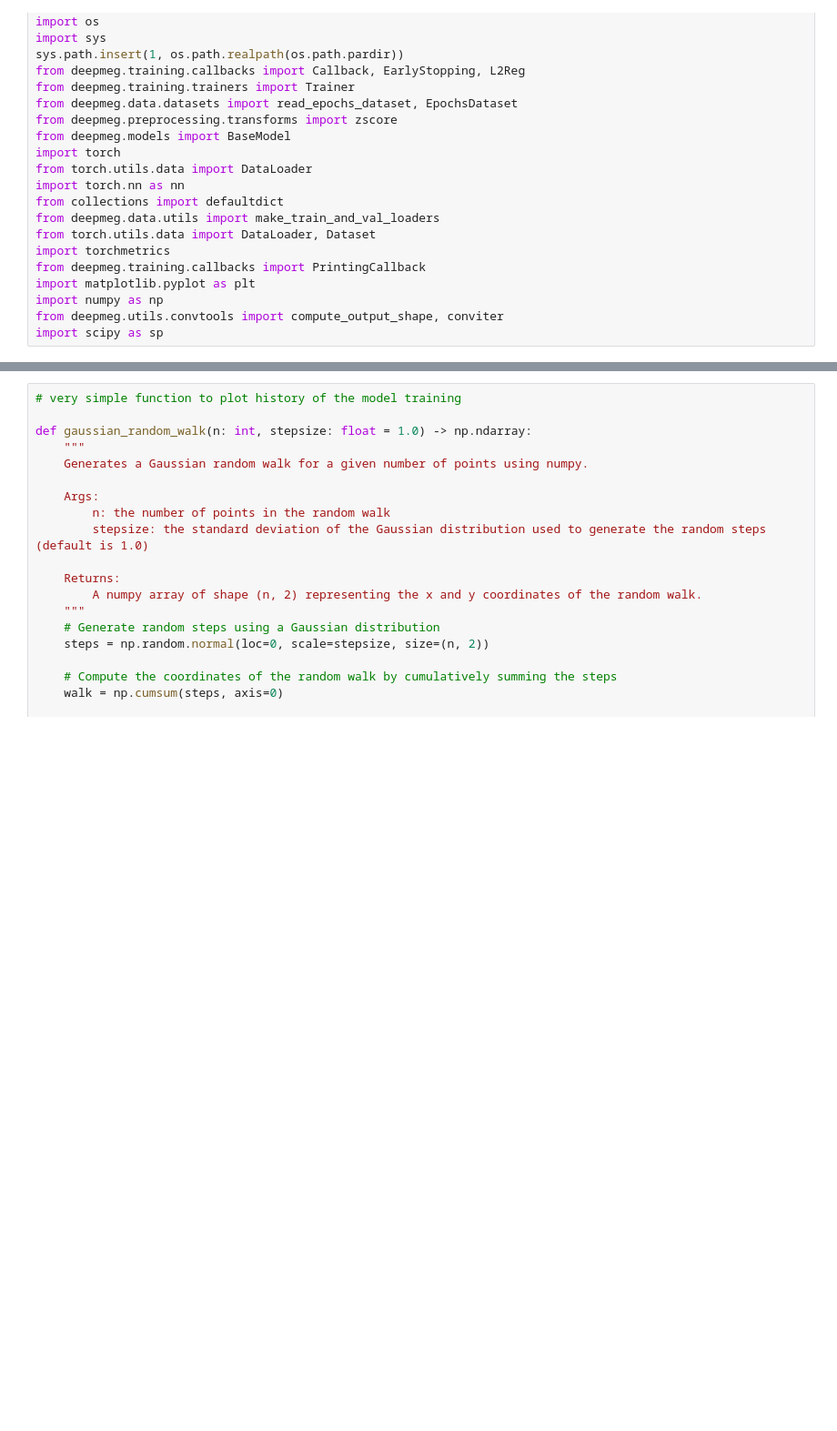
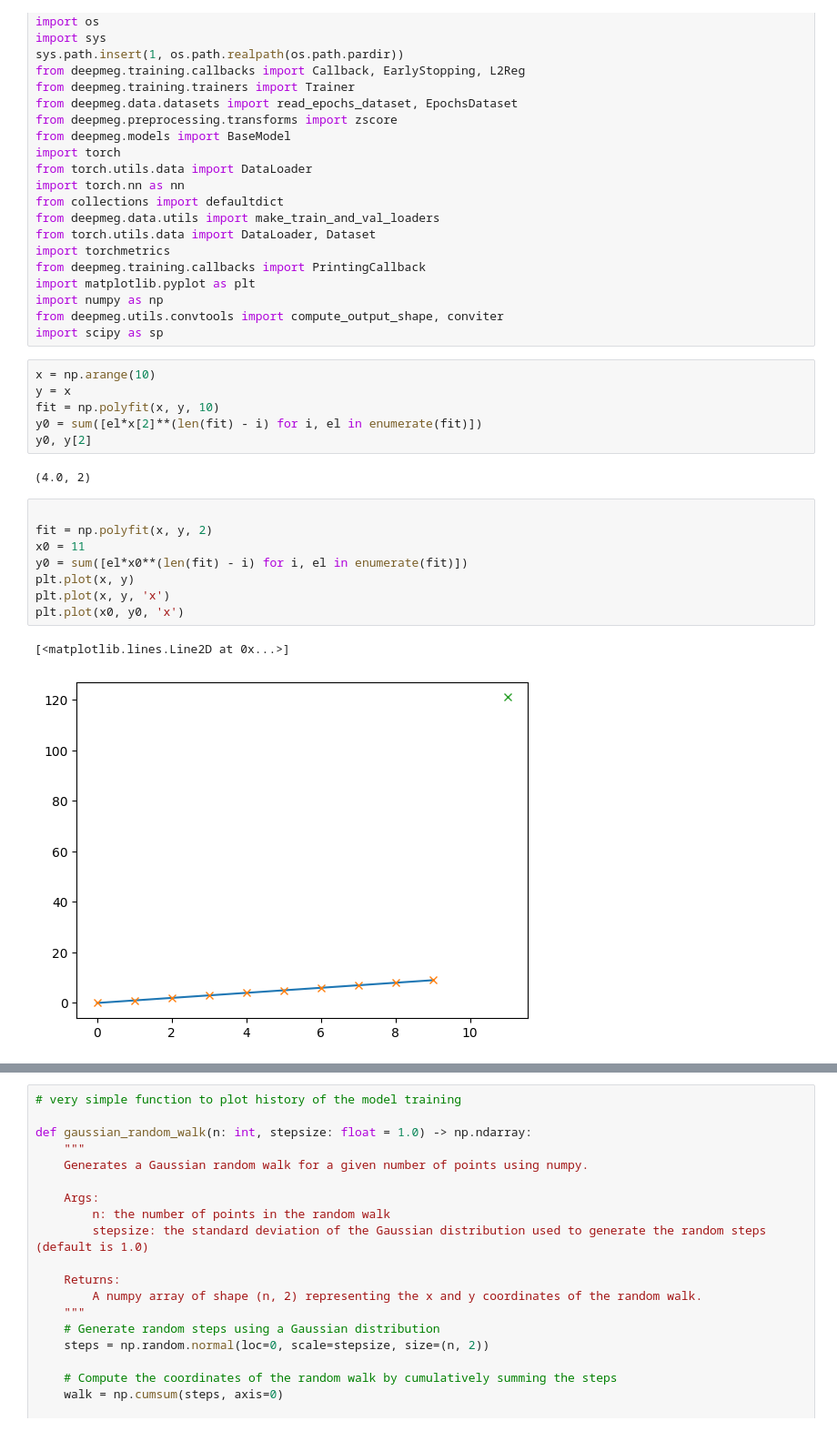
Before and after one commit to 1101AlexZab1011/deepmeg, a Jupyter notebook: dev/autoregressive.ipynb, the cells around one changed output, grey strips where cells are left out. Shown at 91% size. Drawn from its saved outputs; the diff is of its cells as text; blank space fills up the shorter version.

```diff
--- a/dev/autoregressive.ipynb
+++ b/dev/autoregressive.ipynb
@@ -22,3 +22,22 @@ import matplotlib.pyplot as plt
 import numpy as np
 from deepmeg.utils.convtools import compute_output_shape, conviter
 import scipy as sp
+# %%
+x = np.arange(10)
+y = x
+fit = np.polyfit(x, y, 10)
+y0 = sum([el*x[2]**(len(fit) - i) for i, el in enumerate(fit)])
+y0, y[2]
+# %% [output]
+(4.0, 2)
+# %%
+
+fit = np.polyfit(x, y, 2)
+x0 = 11
+y0 = sum([el*x0**(len(fit) - i) for i, el in enumerate(fit)])
+plt.plot(x, y)
+plt.plot(x, y, 'x')
+plt.plot(x0, y0, 'x')
+# %% [output]
+[<matplotlib.lines.Line2D at 0x...>]
+[figure, added]
```
Also changed, not shown: parts of 20 cells of this notebook, 3 other files.
